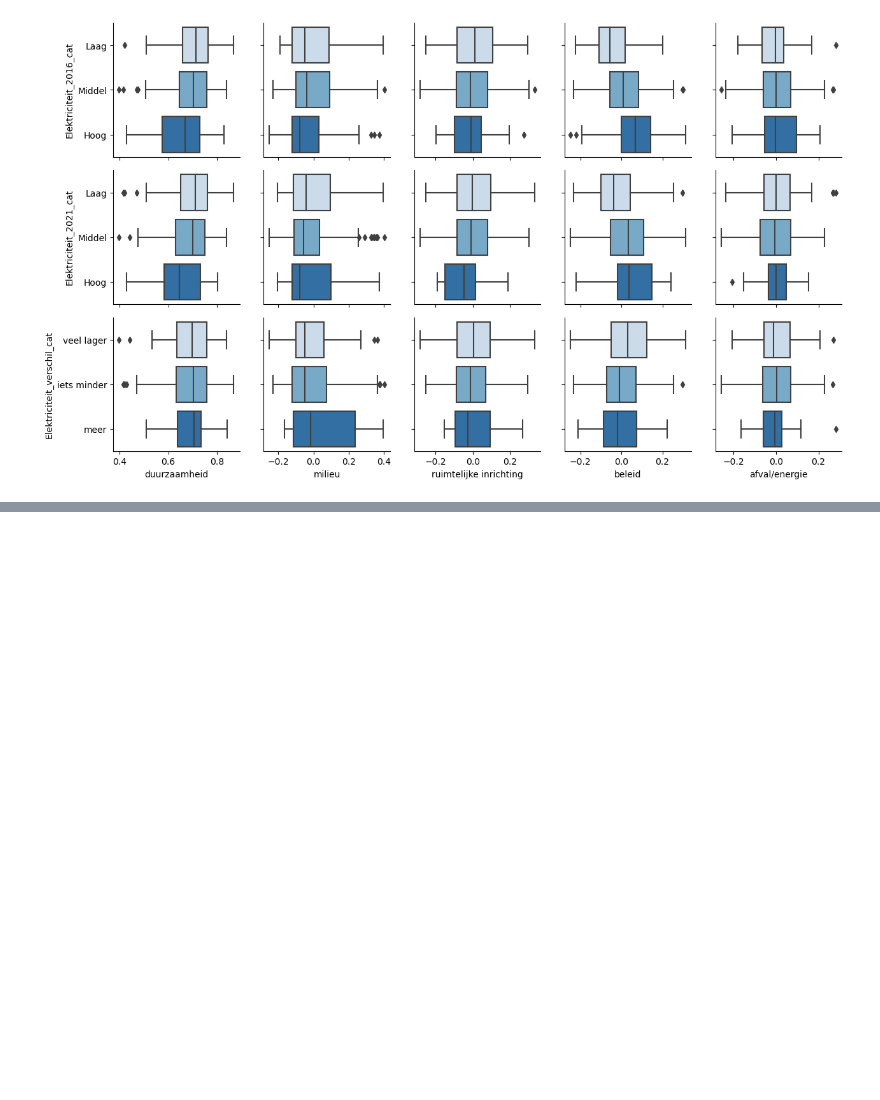
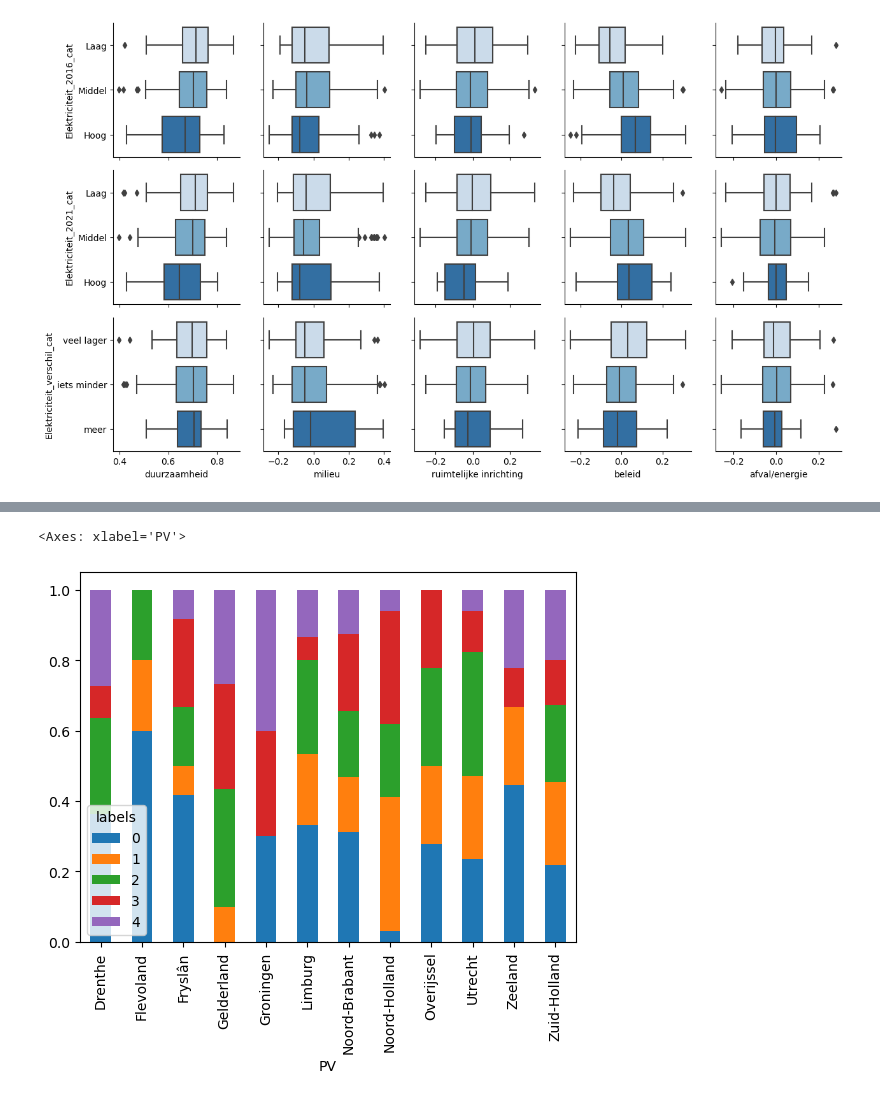
Before and after one commit to kjkoster/execute-enexis, a Jupyter notebook: notebooks/05 enexis governance -- Evaluation.ipynb, the cells around one changed output, grey strips where cells are left out. Cells and saved outputs as stored; diff of their text form; code cells hidden in the pictures; blank space fills up the shorter version.

```diff
--- a/notebooks/05 enexis governance -- Evaluation.ipynb
+++ b/notebooks/05 enexis governance -- Evaluation.ipynb
@@ -127,0 +147,6 @@ fig.map(sns.boxplot)
+# %%
+provincie_crosstab = pd.crosstab(kmeans_clusters['PV'], kmeans_clusters['labels'], normalize='index')
+provincie_crosstab.plot(kind="bar", stacked=True)
+# %% [output]
+<Axes: xlabel='PV'>
+[figure, added]
```
Also changed, not shown: parts of 21 cells of this notebook, 1 other file.
